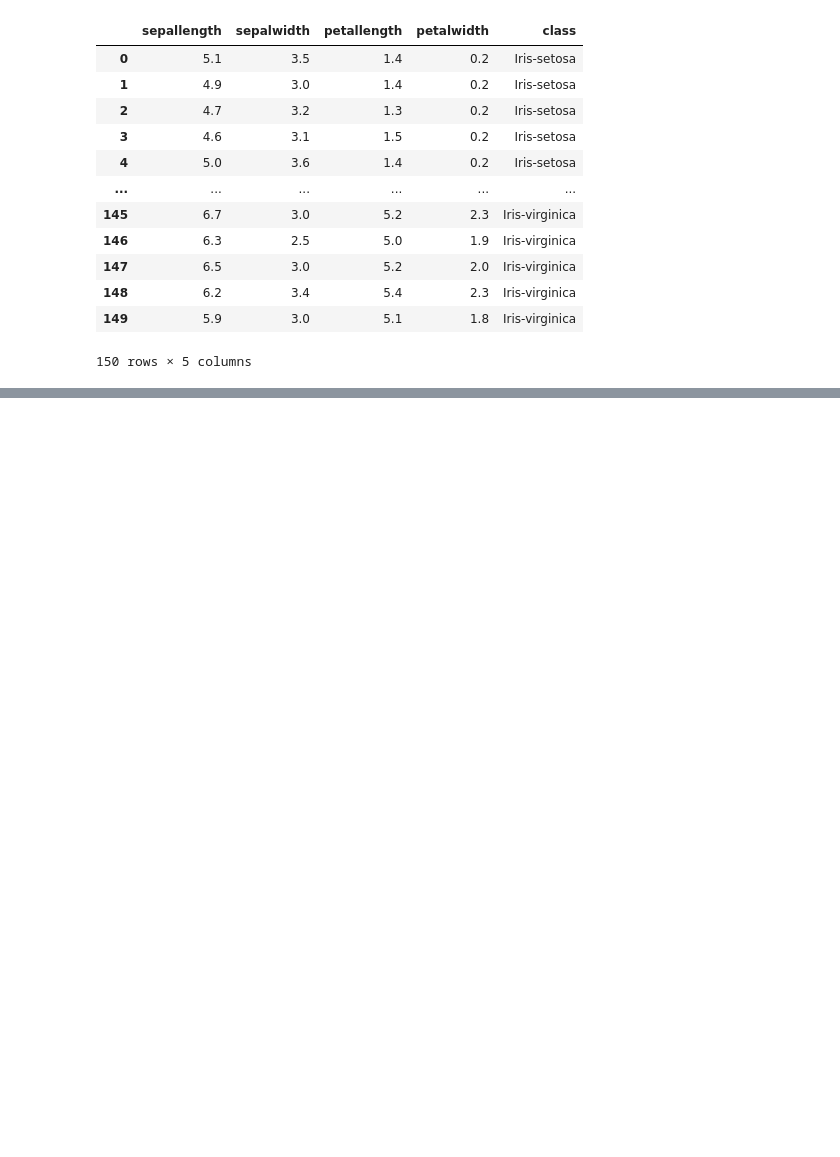
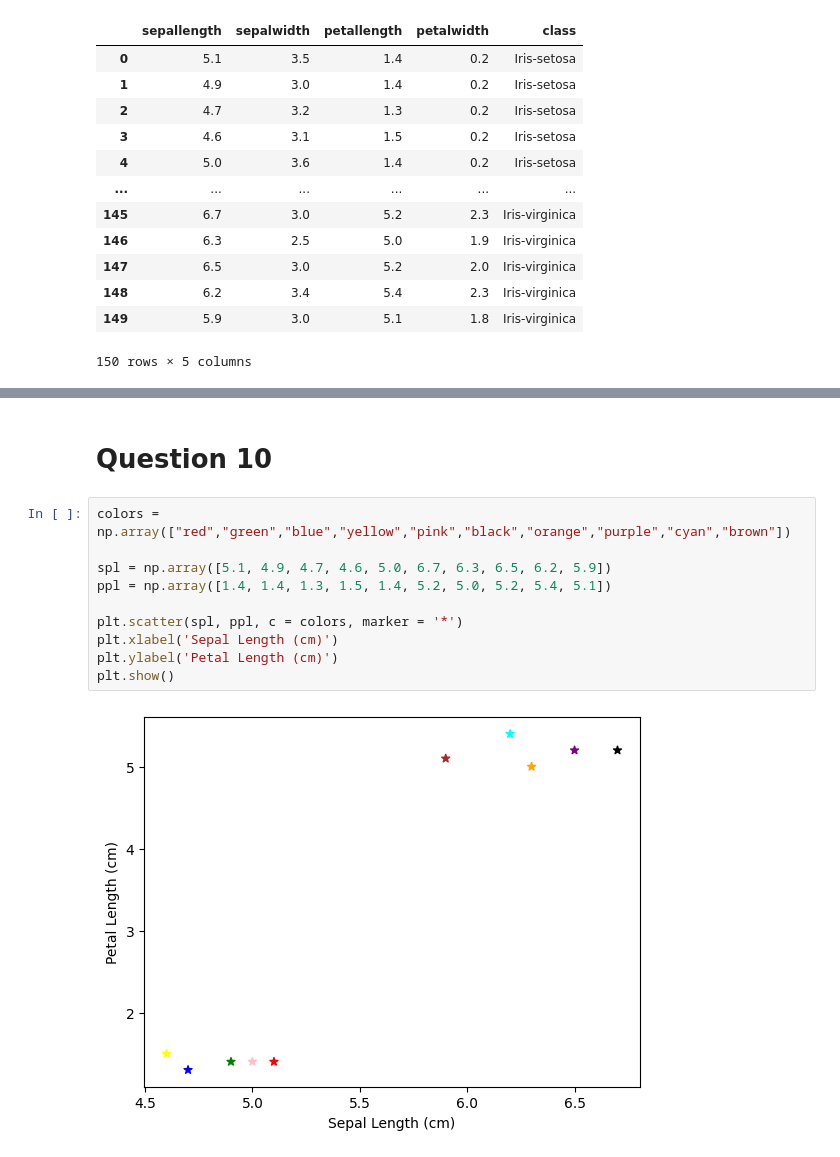
Before and after one commit to QWERTY051310/GDSC_WP, a Jupyter notebook: Assignment1_Q2_GDSCWP.ipynb, the cells around one changed output, grey strips where cells are left out. Drawn from its saved outputs; the diff is of its cells as text; blank space fills up the shorter version.

```diff
--- a/Assignment1_Q2_GDSCWP.ipynb
+++ b/Assignment1_Q2_GDSCWP.ipynb
@@ -73,0 +279,14 @@ iris.head
+# %% [markdown]
+# Question 10
+# %%
+colors = np.array(["red","green","blue","yellow","pink","black","orange","purple","cyan","brown"])
+
+spl = np.array([5.1, 4.9, 4.7, 4.6, 5.0, 6.7, 6.3, 6.5, 6.2, 5.9])
+ppl = np.array([1.4, 1.4, 1.3, 1.5, 1.4, 5.2, 5.0, 5.2, 5.4, 5.1])
+
+plt.scatter(spl, ppl, c = colors, marker = '*')
+plt.xlabel('Sepal Length (cm)')
+plt.ylabel('Petal Length (cm)')
+plt.show()
+# %% [output]
+[figure, added]
```
Also changed, not shown: parts of 33 cells of this notebook.
